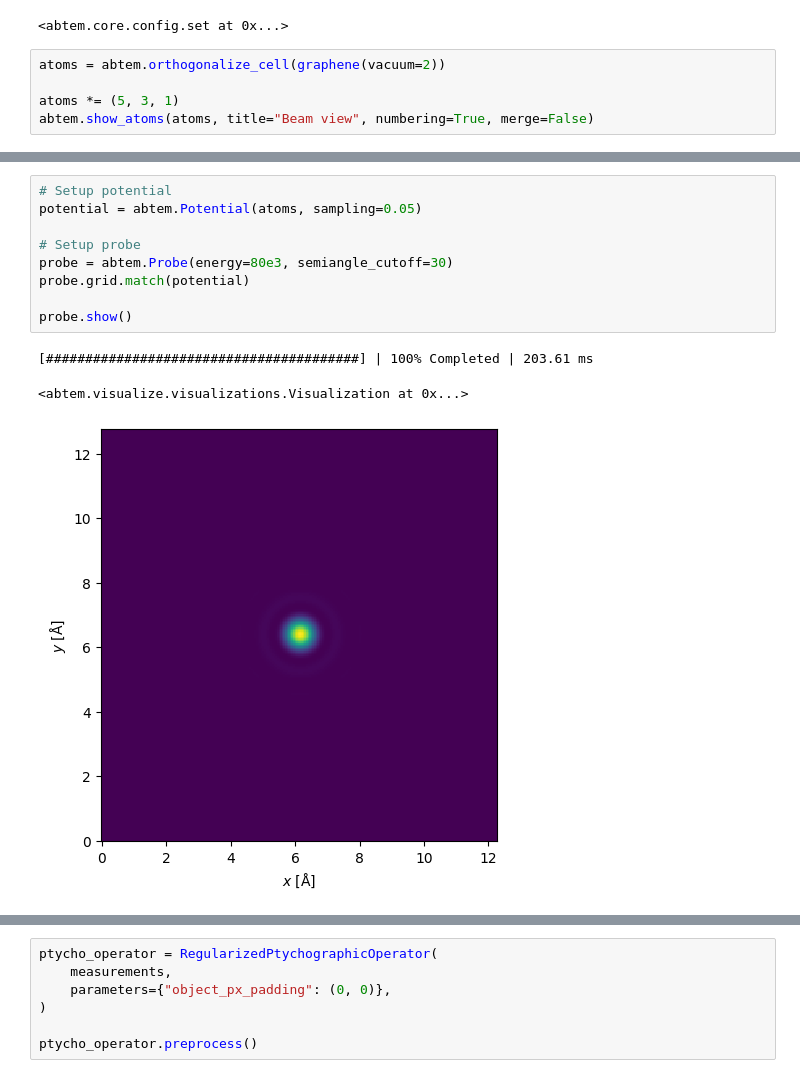
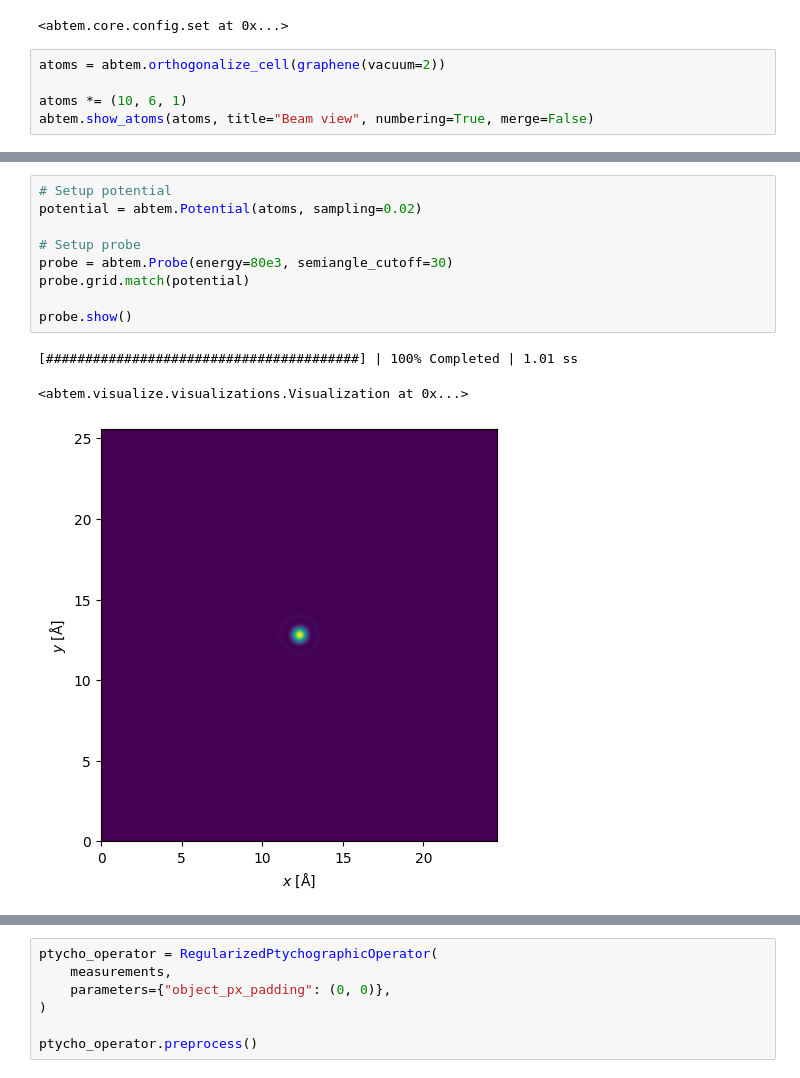
Before and after one commit to cttdev/holo, a Jupyter notebook: ap_im.ipynb, the cells around one changed output, grey strips where cells are left out. Cells and saved outputs as stored; diff of their text form.

```diff
--- a/ap_im.ipynb
+++ b/ap_im.ipynb
@@ -12,7 +12,7 @@ abtem.config.set({"device": "cpu"})
 # %%
 atoms = abtem.orthogonalize_cell(graphene(vacuum=2))
 
-atoms *= (5, 3, 1)
+atoms *= (10, 6, 1)
 abtem.show_atoms(atoms, title="Beam view", numbering=True, merge=False)
 # %% [output]
 (<Figure size 640x480 with 1 Axes>,
@@ -21,16 +21,16 @@ abtem.show_atoms(atoms, title="Beam view", numbering=True, merge=False)
 # %%
 # Setup potential
-potential = abtem.Potential(atoms, sampling=0.05)
+potential = abtem.Potential(atoms, sampling=0.02)
 
 # Setup probe
 probe = abtem.Probe(energy=80e3, semiangle_cutoff=30)
 probe.grid.match(potential)
 
 probe.show()
 # %% [output]
-[########################################] | 100% Completed | 203.61 ms
+[########################################] | 100% Completed | 1.01 ss
 <abtem.visualize.visualizations.Visualization at 0x...>
-[figure, old version]
+[figure, new version]
 # %%
 grid_scan = abtem.GridScan(
     start=(0, 0),
```
Also changed, not shown: parts of 9 cells of this notebook.
